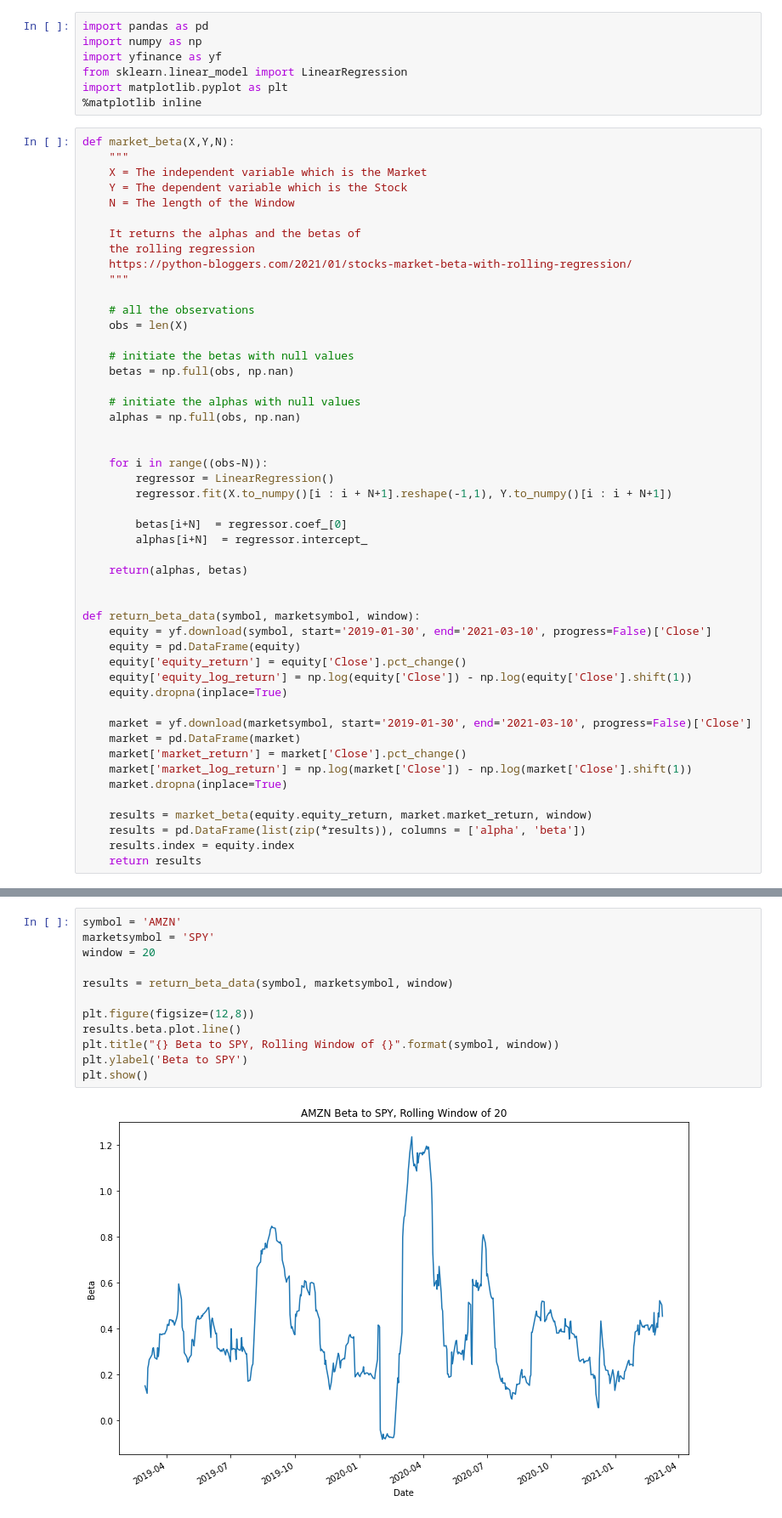
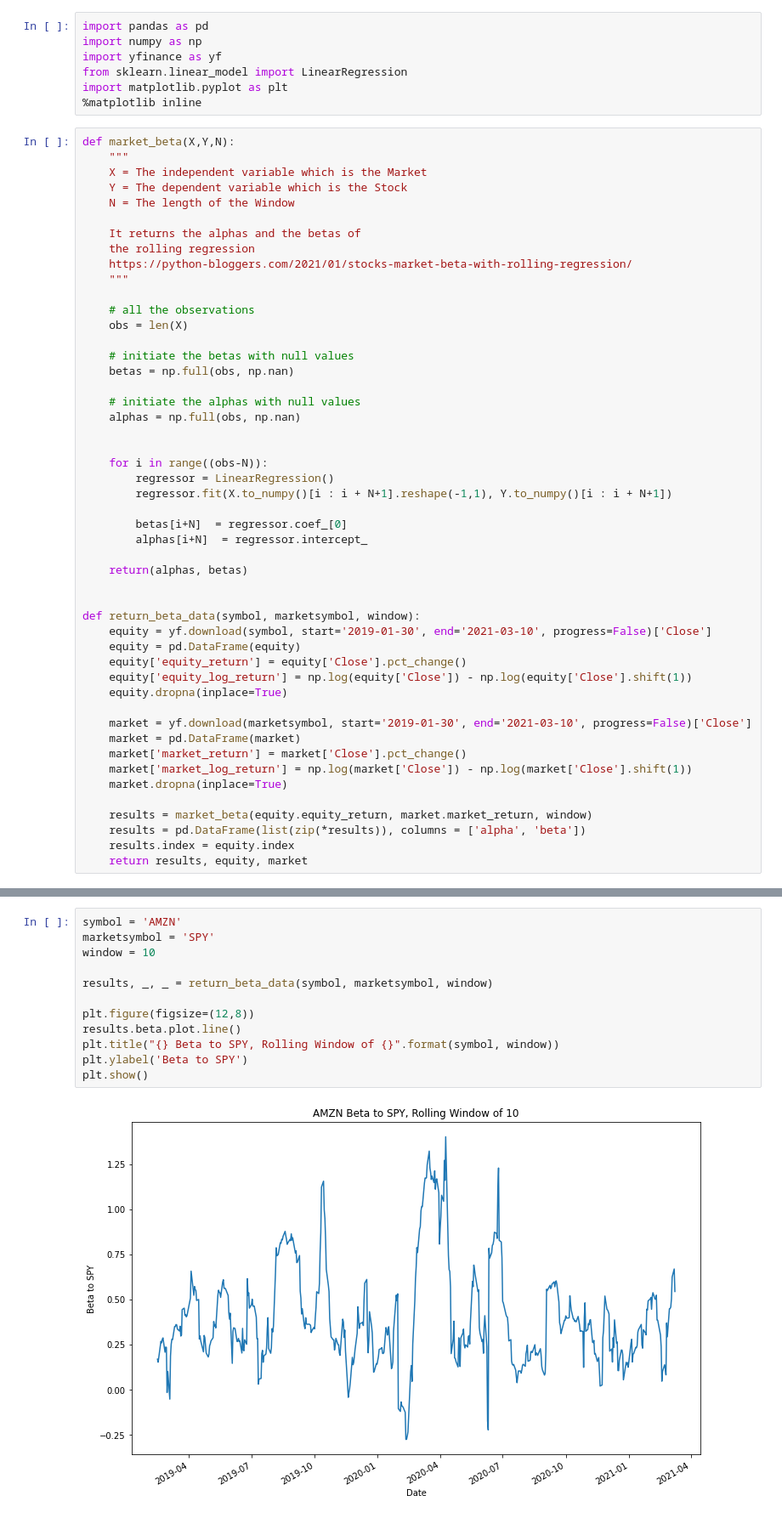
Before and after one commit to chainsaw0/beta, a Jupyter notebook: MarketBetas.ipynb, the cells around one changed output, grey strips where cells are left out. Shown at 85% size. Drawn from its saved outputs; the diff is of its cells as text.

```diff
--- a/MarketBetas.ipynb
+++ b/MarketBetas.ipynb
@@ -53,4 +53,4 @@ def return_beta_data(symbol, marketsymbol, window):
     results = market_beta(equity.equity_return, market.market_return, window)
     results = pd.DataFrame(list(zip(*results)), columns = ['alpha', 'beta'])
     results.index = equity.index
-    return results
+    return results, equity, market
@@ -57,17 +59,17 @@ def return_beta_data(symbol, marketsymbol, window):
 # %%
 symbol = 'AMZN'
 marketsymbol = 'SPY'
-window = 20
+window = 10
 
-results = return_beta_data(symbol, marketsymbol, window)
+results, _, _ = return_beta_data(symbol, marketsymbol, window)
 
 plt.figure(figsize=(12,8))
 results.beta.plot.line()
 plt.title("{} Beta to SPY, Rolling Window of {}".format(symbol, window))
 plt.ylabel('Beta to SPY')
 plt.show()
 # %% [output]
-[figure, old version]
+[figure, new version]
 # %%
 symbol = 'NFLX'
 marketsymbol = 'SPY'
```
Also changed, not shown: parts of 10 cells of this notebook.
